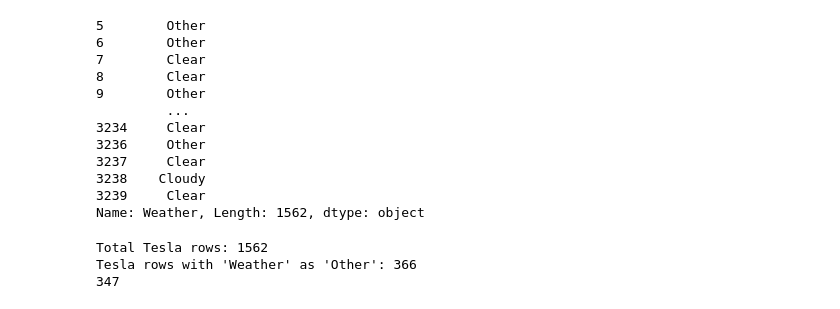
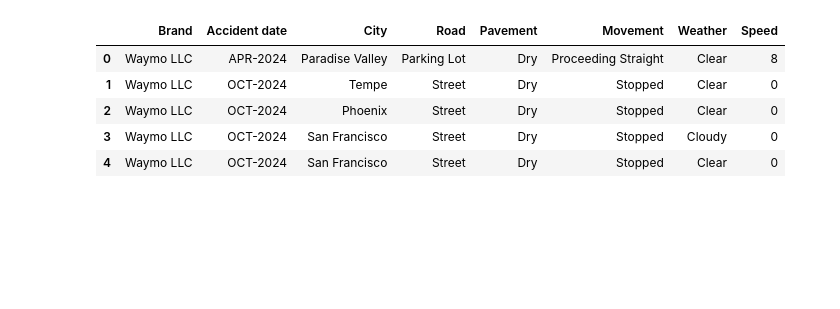
Before and after one commit to addinedu-ros-8th/eda-repo-2, a Jupyter notebook: PrebData/auto_accident.ipynb, the cells around one changed output. Saved outputs shown, nothing was run; the diff lists cells and outputs as text; code cells hidden in the pictures; blank space fills up the shorter version.

```diff
--- a/PrebData/auto_accident.ipynb
+++ b/PrebData/auto_accident.ipynb
@@ -68,34 +79,0 @@ df_adas.head(10)
-# %%
-df_adas.loc[df_adas["Reporting Entity"] == "Tesla, Inc.", "Weather"]
-# %% [output]
-5        Other
-6        Other
-7        Clear
-8        Clear
-9        Other
-         ...
-3234     Clear
-3236     Other
-3237     Clear
-3238    Cloudy
-3239     Clear
-Name: Weather, Length: 1562, dtype: object
-# %%
-# Tesla, Inc. 행 필터링
-tesla_df = df_adas[df_adas["Reporting Entity"] == "Tesla, Inc."]
-
-# Tesla 전체 수
-total_tesla = len(tesla_df)
-
-# Tesla 중 Weather가 "Other"인 수
-tesla_other_weather = len(tesla_df[tesla_df["Weather"] == "Other"])
-
-print(f"Total Tesla rows: {total_tesla}")
-print(f"Tesla rows with 'Weather' as 'Other': {tesla_other_weather}")
-
-tesla_unknown = len(tesla_df[tesla_df["SV Pre-Crash Movement"] == "Unknown"])
-print(tesla_unknown)
-# %% [output]
-Total Tesla rows: 1562
-Tesla rows with 'Weather' as 'Other': 366
-347
@@ -104,0 +80,20 @@ df_adas.to_csv('_adas.csv', index=False)
+# %%
+df_ads["Speed"] = df_ads["SV Precrash Speed (MPH)"] * 1.60934
+df_ads["Speed"] = df_ads["Speed"].round().astype(int)
+df_ads = df_ads.drop(columns=["SV Precrash Speed (MPH)"])
+
+df_ads.rename(columns={"Reporting Entity" : "Brand"}, inplace=True)
+df_ads.rename(columns={"ADAS/ADS System Version" : "Level"}, inplace=True)
+df_ads.rename(columns={"Incident Date": "Accident date"}, inplace=True)
+df_ads.rename(columns={"Roadway Type": "Road"}, inplace=True)
+df_ads.rename(columns={"Roadway Surface": "Pavement"}, inplace=True)
+df_ads.rename(columns={"SV Pre-Crash Movement": "Movement"}, inplace=True)
+
+df_ads.head(5)
+# %% [output]
+|  | Brand | Accident date | City | Road | Pavement | Movement | Weather | Speed |
+| 0 | Waymo LLC | APR-2024 | Paradise Valley | Parking Lot | Dry | Proceeding Straight | Clear | 8 |
+| 1 | Waymo LLC | OCT-2024 | Tempe | Street | Dry | Stopped | Clear | 0 |
+| 2 | Waymo LLC | OCT-2024 | Phoenix | Street | Dry | Stopped | Clear | 0 |
+| 3 | Waymo LLC | OCT-2024 | San Francisco | Street | Dry | Stopped | Cloudy | 0 |
+| 4 | Waymo LLC | OCT-2024 | San Francisco | Street | Dry | Stopped | Clear | 0 |
```
Also changed, not shown: parts of 12 cells of this notebook.
